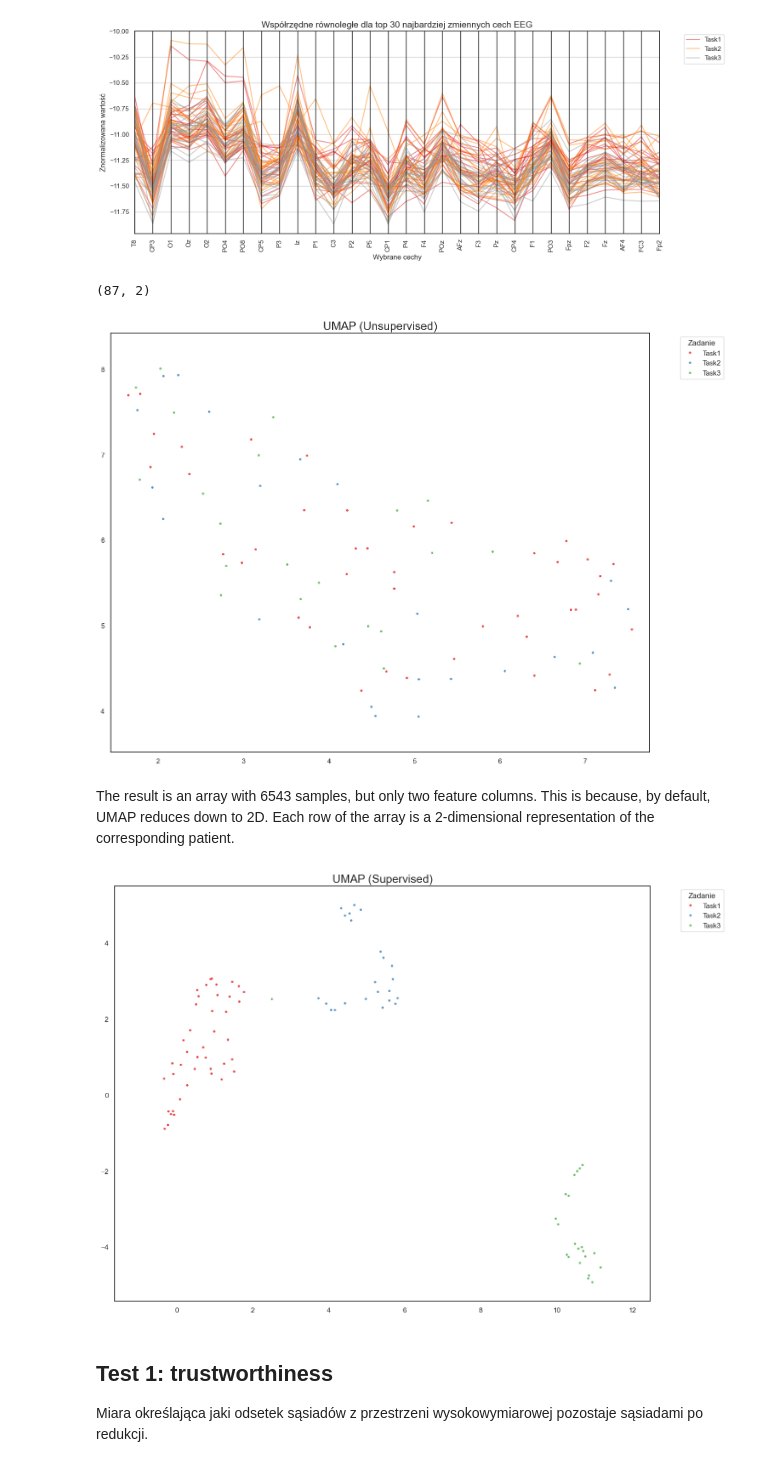
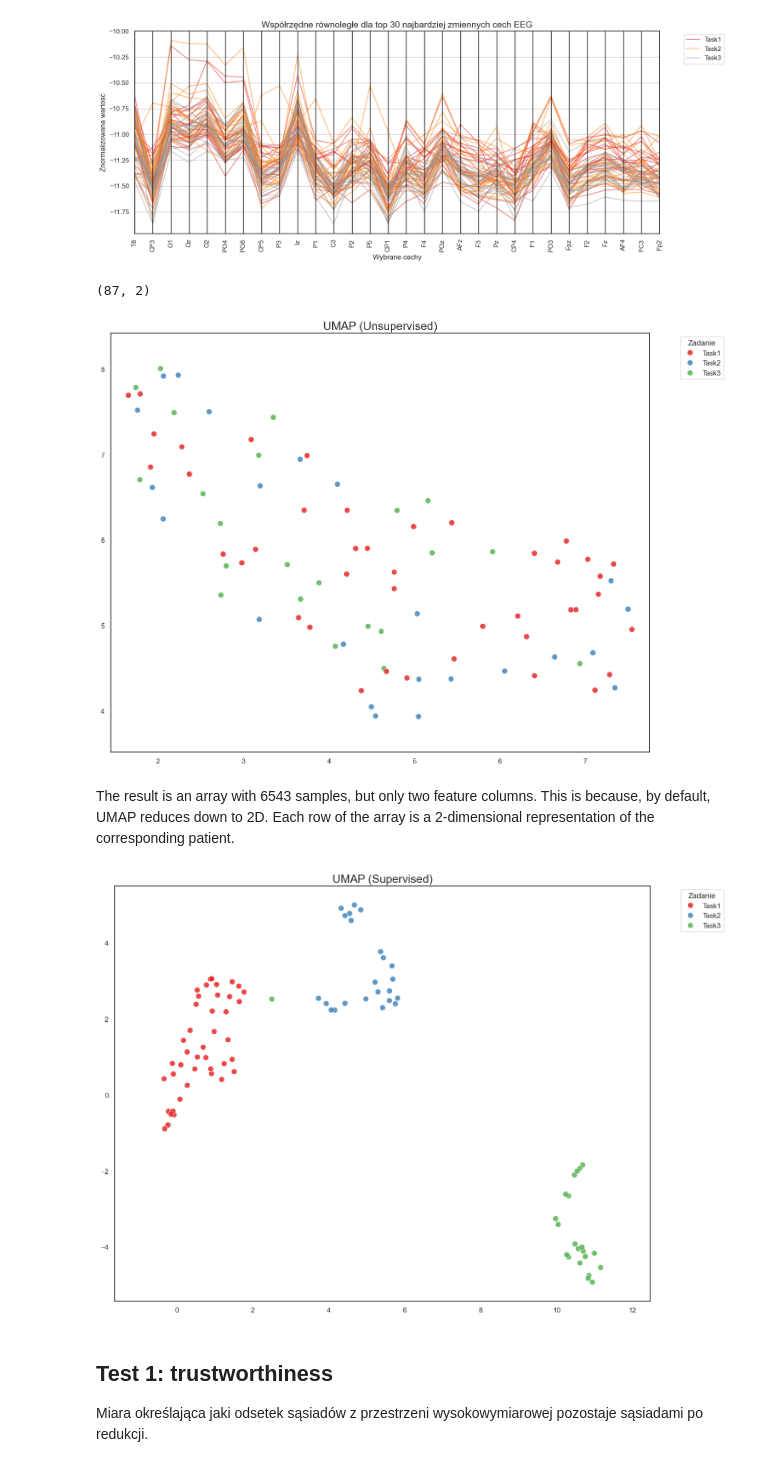
Before and after one commit to liwiaflorkiwicz/EEG_dimensiality_reduction, a Jupyter notebook: UMAP.ipynb, the cells around one changed output. Saved outputs shown, nothing was run; the diff lists cells and outputs as text; code cells hidden in the pictures.

```diff
--- a/UMAP.ipynb
+++ b/UMAP.ipynb
@@ -61,9 +64,9 @@ def plot_umap(data, embedding, title):
         y=embedding[:, 1],
         hue=data['Label'],
         palette="Set1",
-        s=15,
+        s=80,
         alpha=0.8,
-        hue_order=["Task1", "Task2", "Task3"]
+        hue_order=["Task1", "Task2", "Task3"]#, "Task4", "Task5", "Task6"]
     )
 
     plt.gca().set_aspect('equal', 'datalim')
@@ -81,22 +84,22 @@ print(embedding.shape)
 plot_umap(data, embedding, title="UMAP (Unsupervised)")
 # %% [output]
 (87, 2)
-[figure, old version]
+[figure, new version]
 # %% [markdown]
 The result is an array with 6543 samples, but only two feature columns. This is because, by default, UMAP reduces down to 2D. Each row of the array is a 2-dimensional representation of the corresponding patient.
 # %%
 # UMAP NADZOROWANY (Supervised)
-label_map = {"Task1":0, "Task2":1, "Task3":2}
+label_map = {"Task1":0, "Task2":1, "Task3":2, "Task4":3, "Task5":4, "Task6":5}
 y_num = y.map(label_map).fillna(-1).astype(int)
 
 reducer_supervised = umap.UMAP(n_components=2, random_state=42)
 
 embedding_sup = reducer_supervised.fit_transform(X, y=y_num)
 embedding.shape
 
 plot_umap(data, embedding_sup, title="UMAP (Supervised)")
 # %% [output]
-[figure, old version]
+[figure, new version]
 # %% [markdown]
 ## Test 1: trustworthiness
 
```
Also changed, not shown: parts of 1 cell of this notebook, 1 other file.
